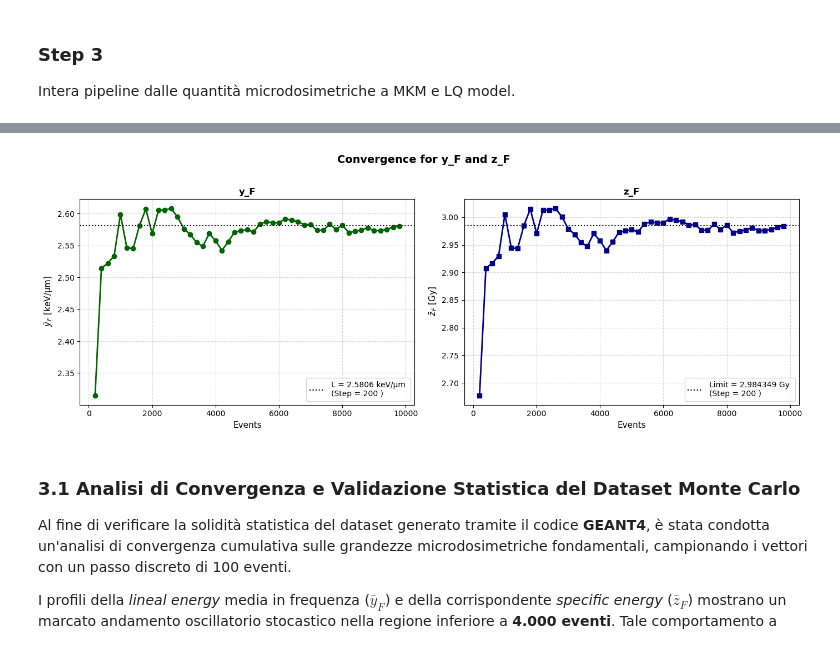
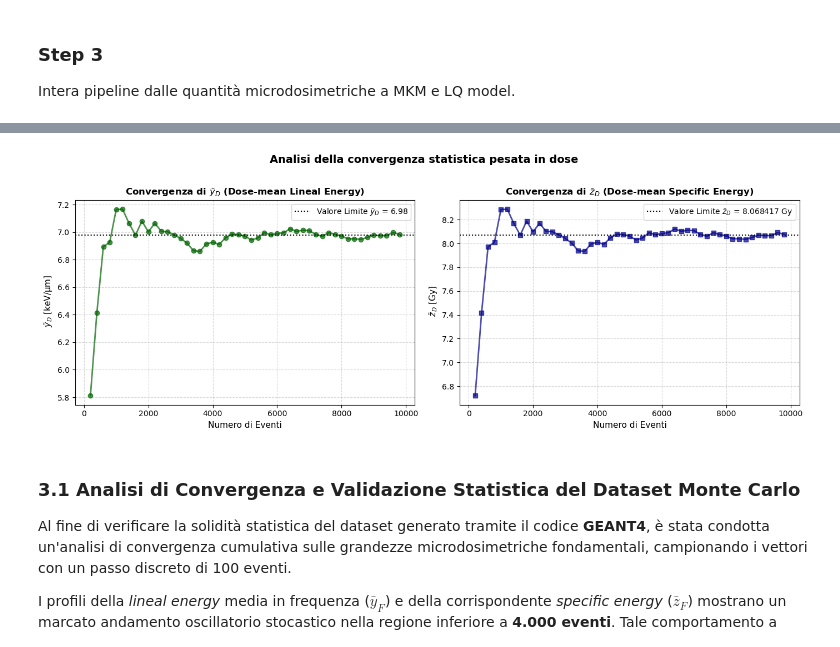
Before and after one commit to michelepascazio28-dot/Rame, a Jupyter notebook: Analysis.ipynb, the cells around one changed output, grey strips where cells are left out. Saved outputs shown, nothing was run; the diff lists cells and outputs as text; code cells hidden in the pictures.

```diff
--- a/Analysis.ipynb
+++ b/Analysis.ipynb
@@ -109,7 +71,7 @@ import numpy as np
 
 # 1. CALCOLO PESI (Una sola volta)
 # Se nbScoredHits è > 0, il peso è 1/nbScoredHits, altrimenti è 0
-df['weight'] = np.where(df['nbScoredHits'] > 0, 1.0 / df['nbScoredHits'], 0.0)
+df['weight'] = 1.0 / df['nbScoredHits']
 
 # 2. DEFINIZIONE DELLE COLONNE E RANGE (Puoi personalizzare i range qui)
 cols_to_plot = ['radius', 'nbHits', 'nbScoredHits', 'y', 'z', 'Einc']
@@ -119,6 +81,8 @@ fig, axes = plt.subplots(nrows=2, ncols=3, figsize=(15, 10))
 axes = axes.flatten()
 
 for i, col in enumerate(cols_to_plot):
+    current_range = custom_ranges.get(col)
+    print(f" Istogramma {col} ha un range impostato a: {current_range}")
     # Applichiamo il peso SOLO se la colonna è 'y' o 'z'
     current_weights = df['weight'] if col in ['y', 'z'] else None
 
@@ -130,7 +94,7 @@ for i, col in enumerate(cols_to_plot):
                  color='skyblue', edgecolor='black', log=is_log,
                  weights=current_weights)
 
-    axes[i].set_title(f'{col} Distribution')
+    axes[i].set_title(f'{col.upper()} - NON PESATO\n(N_Entries = {count})')
     axes[i].set_xlabel(f'{col} {units.get(col, "")}')
     axes[i].set_ylabel('Conteggi (pesati per y,z)')
     axes[i].grid(axis='y', linestyle='--', alpha=0.5)
@@ -467,54 +314,58 @@ NameError: name 'R_d' is not defined
 # %%
 # ==============================================================================
-# STUDIO DELLA CONVERGENZA STATISTICA DI y_F E z_F
+# STUDIO DELLA CONVERGENZA STATISTICA DI y_D E z_D (PESATI IN DOSE)
 # ==============================================================================
-# Creiamo degli step di campionamento (es. calcoliamo la media usando i primi 100, 200, 500... fino a 10000 eventi)
+# Partiamo da un numero minimo di eventi (es. 'step') per evitare divisioni per zero all'inizio
 step = 200
-step_statistica = np.arange(0, len(y_data), step)
+step_statistica = np.arange(step, len(y_data), step)
 
+y_d_cumulativi = []
+z_d_cumulativi = []
 
-y_f_cumulativi = []
-z_f_cumulativi = []
+# Calcoliamo i valori "di riferimento" (limiti) sull'intero dataset per le linee orizzontali
+ref_y_d = np.sum(y_data**2) / np.sum(y_data)
+ref_z_d = np.sum(z_data**2) / np.sum(z_data)
 
 for n_eventi in step_statistica:
-    # Estraiamo solo i primi n_eventi dal dataset originale
+    # Estraiamo i sottogruppi
     y_sub = y_data[:n_eventi]
     z_sub = z_data[:n_eventi]
 
-    # Calcoliamo la media parziale (frequenza)
-    y_f_cumulativi.append(y_sub.mean())
-    z_f_cumulativi.append(z_sub.mean())
+    # Calcolo della media pesata in dose (Dose-mean)
+    # Formula: sum(x^2) / sum(x)
+    y_d_cumulativi.append(np.sum(y_sub**2) / np.sum(y_sub))
+    z_d_cumulativi.append(np.sum(z_sub**2) / np.sum(z_sub))
 
-# Convertiamo in array per il plot
-y_f_cumulativi = np.array(y_f_cumulativi)
-z_f_cumulativi = np.array(z_f_cumulativi)
+# Convertiamo in array
+y_d_cumulativi = np.array(y_d_cumulativi)
+z_d_cumulativi = np.array(z_d_cumulativi)
 
-# --- GENERAZIONE DEL GRAFICO DI CONVERGENZA ---
+# --- GENERAZIONE DEL GRAFICO DI CONVERGENZA PESATA ---
 fig, (ax_y, ax_z) = plt.subplots(1, 2, figsize=(14, 5))
 
-# 1. Plot per y_F
-ax_y.plot(step_statistica, y_f_cumulativi, marker='o', color='darkgreen', linewidth=2, linestyle='-')
-ax_y.axhline(y=y_f, color='black', linestyle=':', label=f'L = {y_f:.4f} keV/µm \n(Step = {step} )')
-ax_y.set_xlabel("Events", fontsize=11)
-ax_y.set_ylabel(r" $\bar{y}_F$ [keV/µm]", fontsize=11)
-ax_y.set_title("y_F", fontsize=12, fontweight='bold')
+# 1. Plot per y_D
+ax_y.plot(step_statistica, y_d_cumulativi, marker='o', color='darkgreen', linewidth=2, linestyle='-', alpha=0.7)
+ax_y.axhline(y=ref_y_d, color='black', linestyle=':', label=f'Valore Limite $\\bar{{y}}_D$ = {ref_y_d:.2f}')
+ax_y.set_xlabel("Numero di Eventi", fontsize=11)
+ax_y.set_ylabel(r" $\bar{y}_D$ [keV/µm]", fontsize=11)
+ax_y.set_title(r"Convergenza di $\bar{y}_D$ (Dose-mean Lineal Energy)", fontsize=12, fontweight='bold')
 ax_y.grid(True, linestyle='--', alpha=0.5)
 ax_y.legend()
 
-# 2. Plot per z_F
-ax_z.plot(step_statistica, z_f_cumulativi, marker='s', color='darkblue', linewidth=2, linestyle='-')
-ax_z.axhline(y=z_data.mean(), color='black', linestyle=':', label=f'Limit = {z_data.mean():.6f} Gy \n(Step = {step} )')
-ax_z.set_xlabel("Events", fontsize=11)
-ax_z.set_ylabel(r" $\bar{z}_F$ [Gy]", fontsize=11)
-ax_z.set_title("z_F", fontsize=12, fontweight='bold')
+# 2. Plot per z_D
+ax_z.plot(step_statistica, z_d_cumulativi, marker='s', color='darkblue', linewidth=2, linestyle='-', alpha=0.7)
+ax_z.axhline(y=ref_z_d, color='black', linestyle=':', label=f'Valore Limite $\\bar{{z}}_D$ = {ref_z_d:.6f} Gy')
+ax_z.set_xlabel("Numero di Eventi", fontsize=11)
+ax_z.set_ylabel(r" $\bar{z}_D$ [Gy]", fontsize=11)
+ax_z.set_title(r"Convergenza di $\bar{z}_D$ (Dose-mean Specific Energy)", fontsize=12, fontweight='bold')
 ax_z.grid(True, linestyle='--', alpha=0.5)
 ax_z.legend()
 
-plt.suptitle("Convergence for y_F and z_F", fontsize=14, fontweight='bold', y=1.02)
+plt.suptitle("Analisi della convergenza statistica pesata in dose", fontsize=14, fontweight='bold', y=1.02)
 plt.tight_layout()
 plt.show()
 # %% [output]
-[figure, old version]
+[figure, new version]
 # %% [markdown]
 ### 3.1 Analisi di Convergenza e Validazione Statistica del Dataset Monte Carlo
 
```
Also changed, not shown: parts of 7 cells of this notebook.
